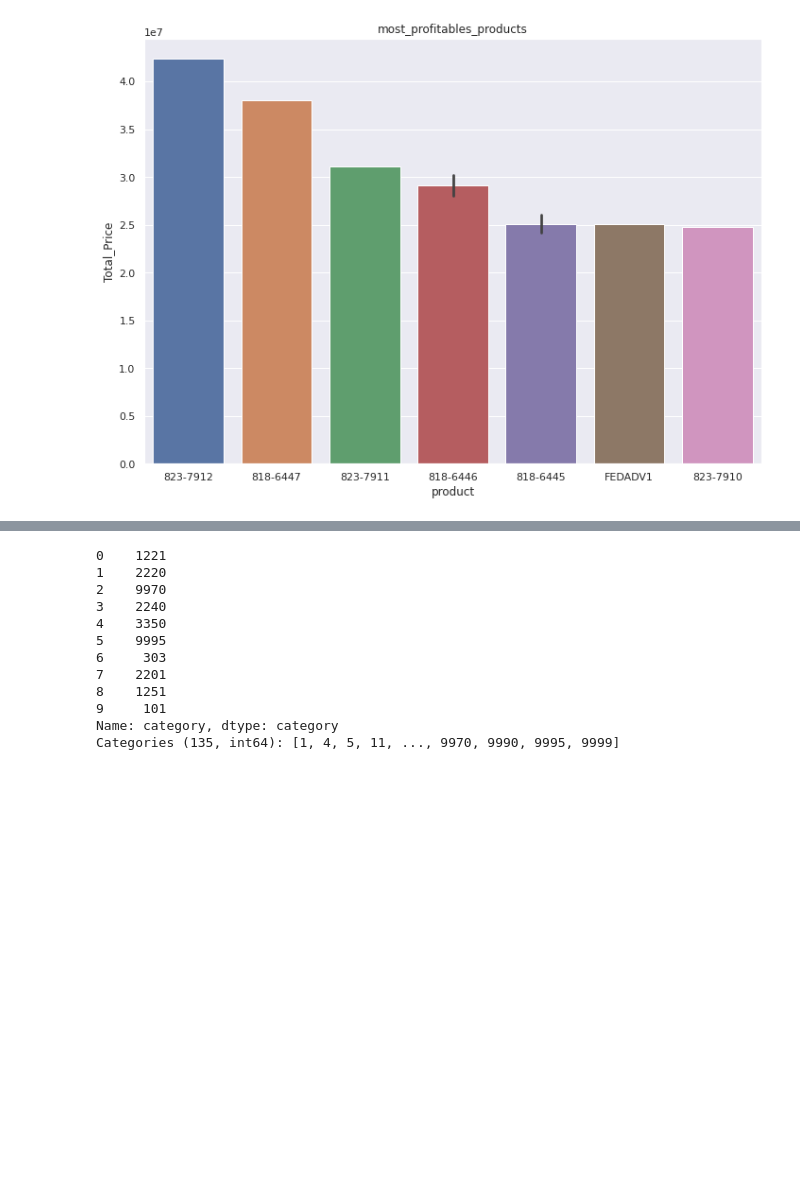
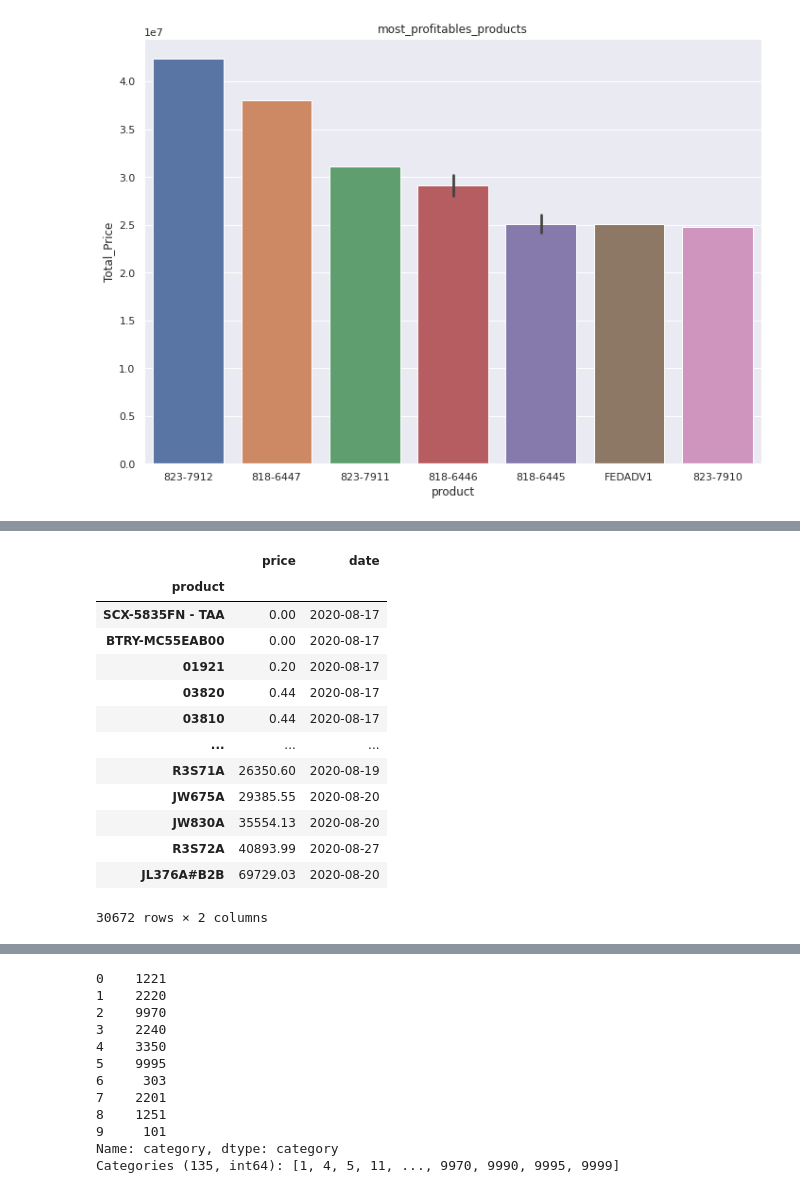
Before and after one commit to goswamimohit/Hello, a Jupyter notebook: Project_odin.ipynb, the cells around one changed output, grey strips where cells are left out. Cells and saved outputs as stored; diff of their text form; code cells hidden in the pictures; blank space fills up the shorter version.

```diff
--- a/Project_odin.ipynb
+++ b/Project_odin.ipynb
@@ -156,0 +175,2 @@ most_profitable_products
+# %%
+df103 = df101.groupby(['product']).min()
@@ -156,0 +236,17 @@ most_profitable_products
+# %%
+df103.sort_values('price',ascending=False)
+# %% [output]
+|  | price | date |
+| product |  |  |
+| SCX-5835FN - TAA | 0.00 | 2020-08-17 |
+| BTRY-MC55EAB00 | 0.00 | 2020-08-17 |
+| 01921 | 0.20 | 2020-08-17 |
+| 03820 | 0.44 | 2020-08-17 |
+| 03810 | 0.44 | 2020-08-17 |
+| ... | ... | ... |
+| R3S71A | 26350.60 | 2020-08-19 |
+| JW675A | 29385.55 | 2020-08-20 |
+| JW830A | 35554.13 | 2020-08-20 |
+| R3S72A | 40893.99 | 2020-08-27 |
+| JL376A#B2B | 69729.03 | 2020-08-20 |
+30672 rows × 2 columns
```
Also changed, not shown: parts of 25 cells of this notebook.
